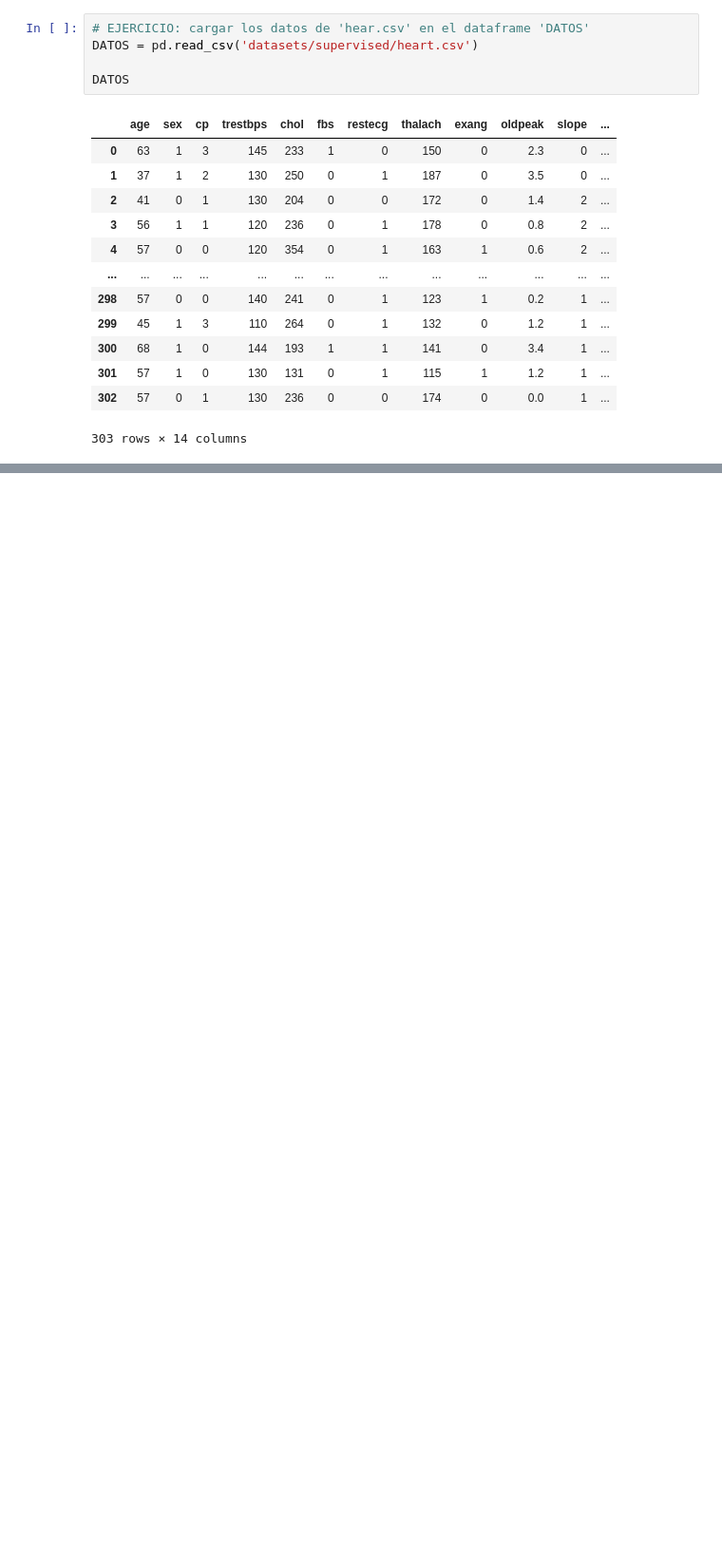
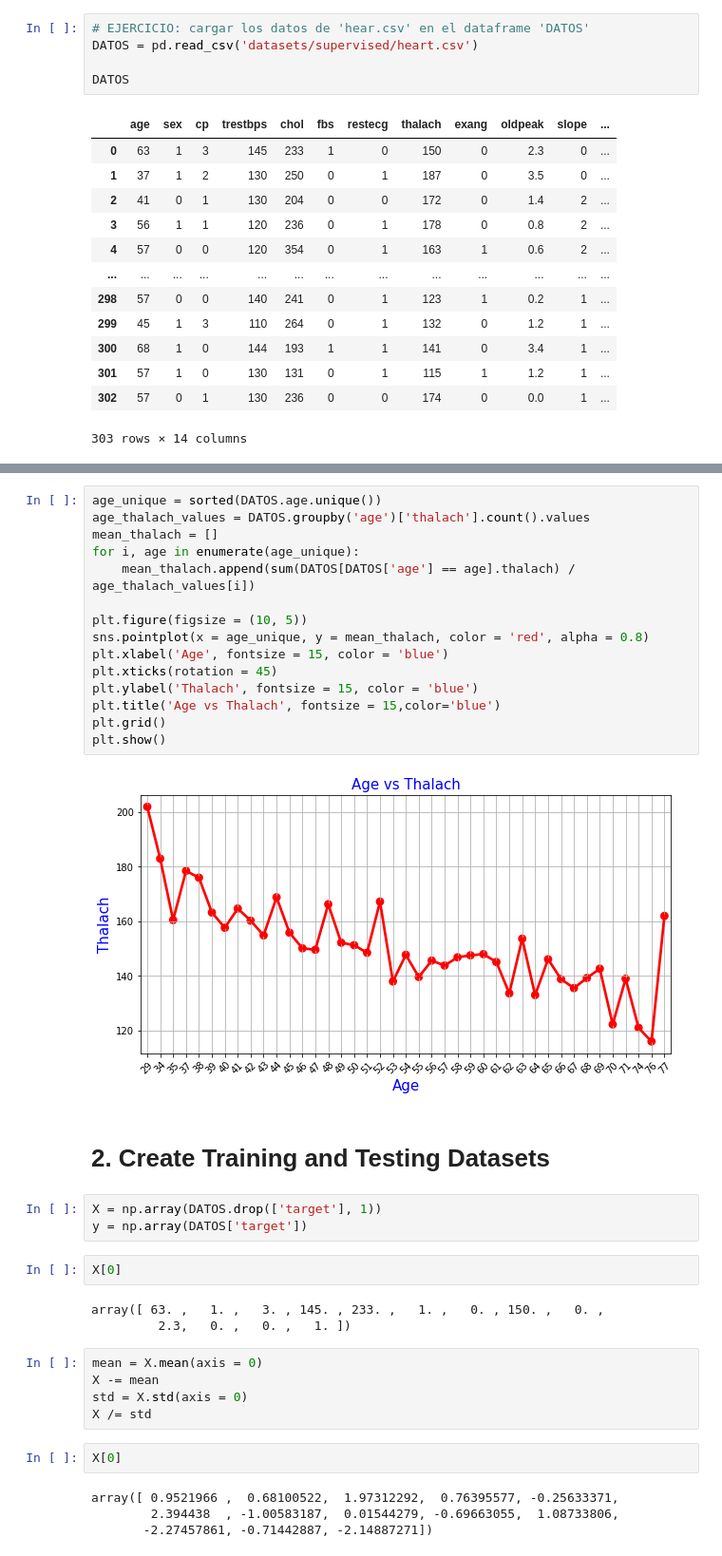
Before and after one commit to GermanMT/FeatureLearning-ML, a Jupyter notebook: supervised.ipynb, the cells around one changed output, grey strips where cells are left out. Shown at 95% size. Cells and saved outputs as stored; diff of their text form; blank space fills up the shorter version.

```diff
--- a/supervised.ipynb
+++ b/supervised.ipynb
@@ -21,0 +128,38 @@ DATOS
+# %%
+age_unique = sorted(DATOS.age.unique())
+age_thalach_values = DATOS.groupby('age')['thalach'].count().values
+mean_thalach = []
+for i, age in enumerate(age_unique):
+    mean_thalach.append(sum(DATOS[DATOS['age'] == age].thalach) / age_thalach_values[i])
+
+plt.figure(figsize = (10, 5))
+sns.pointplot(x = age_unique, y = mean_thalach, color = 'red', alpha = 0.8)
+plt.xlabel('Age', fontsize = 15, color = 'blue')
+plt.xticks(rotation = 45)
+plt.ylabel('Thalach', fontsize = 15, color = 'blue')
+plt.title('Age vs Thalach', fontsize = 15,color='blue')
+plt.grid()
+plt.show()
+# %% [output]
+[figure, added]
+# %% [markdown]
+# 2. Create Training and Testing Datasets
+# %%
+X = np.array(DATOS.drop(['target'], 1))
+y = np.array(DATOS['target'])
+# %%
+X[0]
+# %% [output]
+array([ 63. ,   1. ,   3. , 145. , 233. ,   1. ,   0. , 150. ,   0. ,
+         2.3,   0. ,   0. ,   1. ])
+# %%
+mean = X.mean(axis = 0)
+X -= mean
+std = X.std(axis = 0)
+X /= std
+# %%
+X[0]
+# %% [output]
+array([ 0.9521966 ,  0.68100522,  1.97312292,  0.76395577, -0.25633371,
+        2.394438  , -1.00583187,  0.01544279, -0.69663055,  1.08733806,
+       -2.27457861, -0.71442887, -2.14887271])
```
Also changed, not shown: parts of 27 cells of this notebook, 1 other file.
